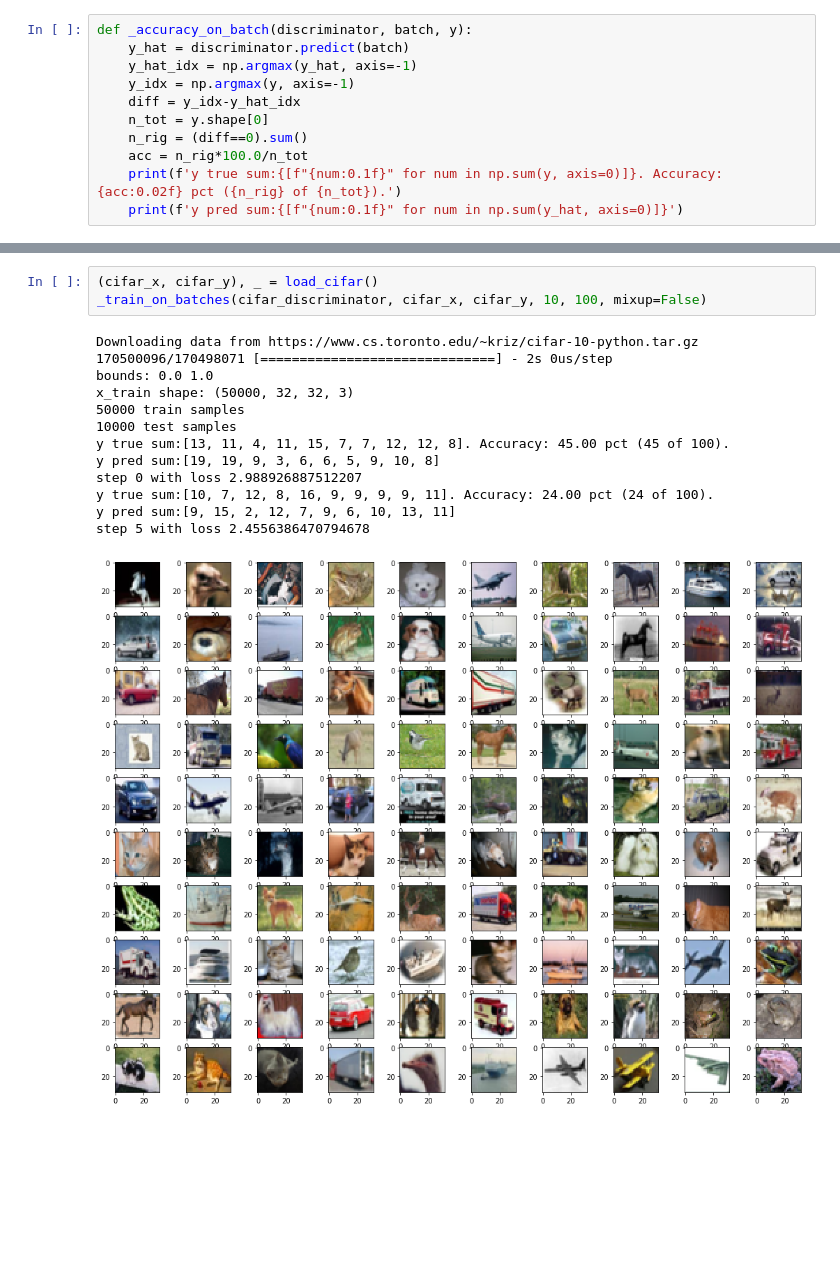
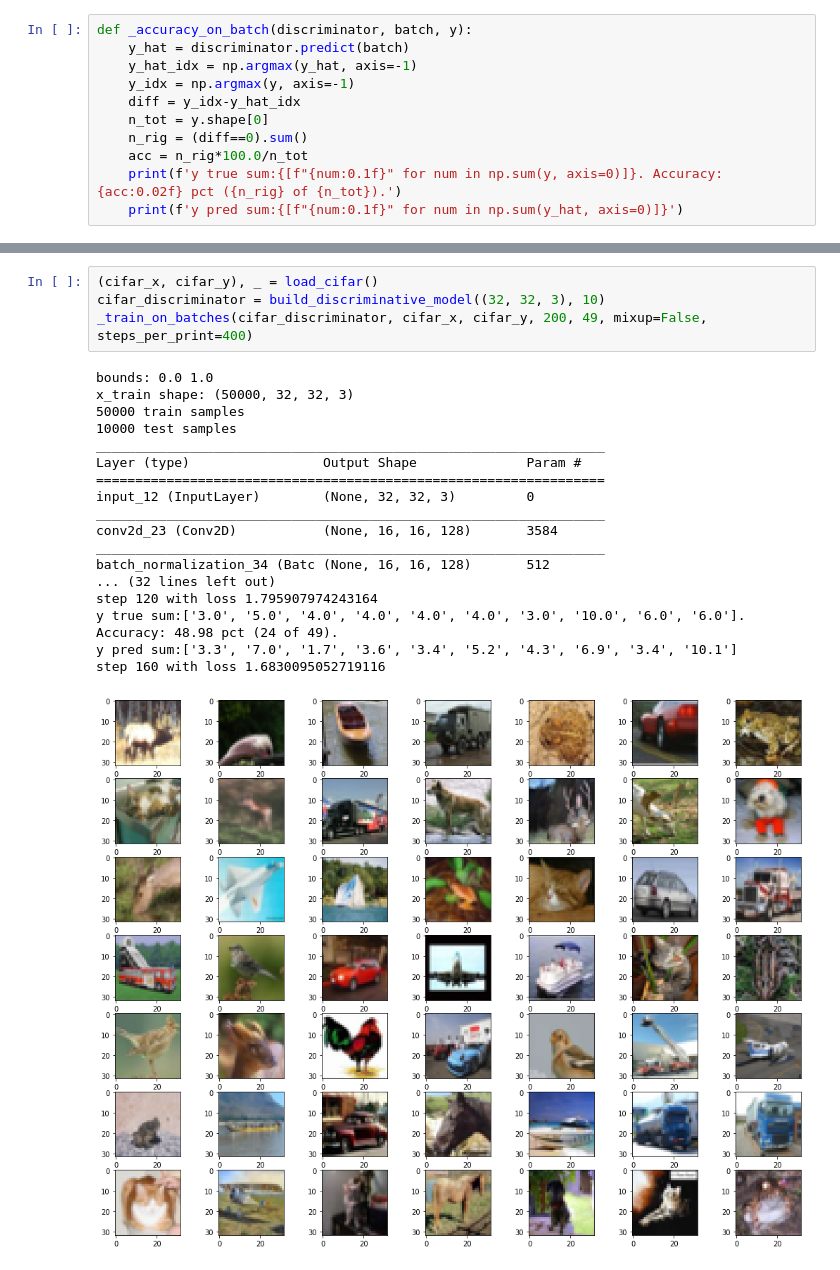
Before and after one commit to broadinstitute/ml4h, a Jupyter notebook: notebooks/mixup_mnist_cifar.ipynb, the cells around one changed output, grey strips where cells are left out. Cells and saved outputs as stored; diff of their text form; blank space fills up the shorter version.

```diff
--- a/notebooks/mixup_mnist_cifar.ipynb
+++ b/notebooks/mixup_mnist_cifar.ipynb
@@ -201,18 +250,24 @@ step 5 with loss 1.4959436655044556
 # %%
 (cifar_x, cifar_y), _ = load_cifar()
-_train_on_batches(cifar_discriminator, cifar_x, cifar_y, 10, 100, mixup=False)
+cifar_discriminator = build_discriminative_model((32, 32, 3), 10)
+_train_on_batches(cifar_discriminator, cifar_x, cifar_y, 200, 49, mixup=False, steps_per_print=400)
 # %% [output]
-Downloading data from https://www.cs.toronto.edu/~kriz/cifar-10-python.tar.gz
-170500096/170498071 [==============================] - 2s 0us/step
 bounds: 0.0 1.0
 x_train shape: (50000, 32, 32, 3)
 50000 train samples
 10000 test samples
-y true sum:[13, 11, 4, 11, 15, 7, 7, 12, 12, 8]. Accuracy: 45.00 pct (45 of 100).
-y pred sum:[19, 19, 9, 3, 6, 6, 5, 9, 10, 8]
-step 0 with loss 2.988926887512207
-y true sum:[10, 7, 12, 8, 16, 9, 9, 9, 9, 11]. Accuracy: 24.00 pct (24 of 100).
-y pred sum:[9, 15, 2, 12, 7, 9, 6, 10, 13, 11]
-step 5 with loss 2.4556386470794678
+_________________________________________________________________
+Layer (type)                 Output Shape              Param #
+=================================================================
+input_12 (InputLayer)        (None, 32, 32, 3)         0
+_________________________________________________________________
+conv2d_23 (Conv2D)           (None, 16, 16, 128)       3584
+_________________________________________________________________
+batch_normalization_34 (Batc (None, 16, 16, 128)       512
+... (32 lines left out)
+step 120 with loss 1.795907974243164
+y true sum:['3.0', '5.0', '4.0', '4.0', '4.0', '4.0', '3.0', '10.0', '6.0', '6.0']. Accuracy: 48.98 pct (24 of 49).
+y pred sum:['3.3', '7.0', '1.7', '3.6', '3.4', '5.2', '4.3', '6.9', '3.4', '10.1']
+step 160 with loss 1.6830095052719116
-[figure, old version]
+[figure, new version]
 # %%
```
Also changed, not shown: parts of 13 cells of this notebook.
